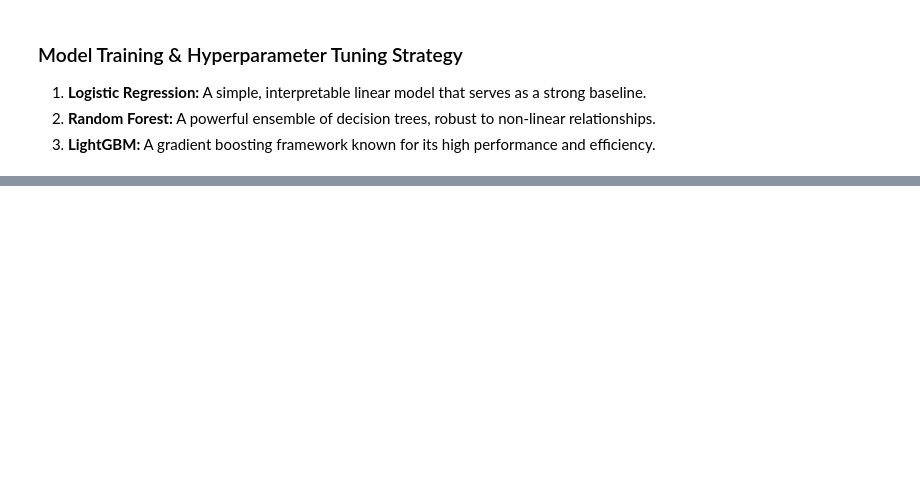
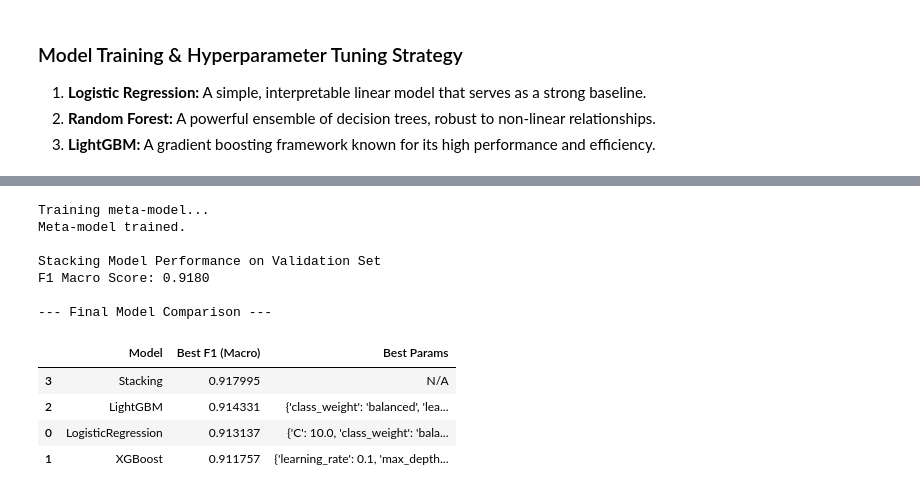
Before and after one commit to n1giahuy/techspire-churn-prediction, a Jupyter notebook: notebooks/03_Training_and_Evaluation.ipynb, the cells around one changed output, grey strips where cells are left out. Drawn from its saved outputs; the diff is of its cells as text; code cells hidden in the pictures; blank space fills up the shorter version.

```diff
--- a/notebooks/03_Training_and_Evaluation.ipynb
+++ b/notebooks/03_Training_and_Evaluation.ipynb
@@ -124,0 +171,35 @@ os.listdir(config.MODEL_PATH)
+# %%
+meta_features = {}
+for name, model in base_models:
+    meta_features[name] = model.predict_proba(X_val)[:, 1]
+
+
+meta_features_df = pd.DataFrame(meta_features)
+
+print("Training meta-model...")
+meta_model.fit(meta_features_df, y_val)
+print("Meta-model trained.")
+
+stacking_val_preds_proba = meta_model.predict_proba(meta_features_df)[:, 1]
+stacking_val_f1_macro = f1_score(y_val, (stacking_val_preds_proba > 0.5).astype(int), average='macro')
+
+print(f"\nStacking Model Performance on Validation Set")
+print(f"F1 Macro Score: {stacking_val_f1_macro:.4f}")
+results_df.loc[len(results_df)] = ['Stacking', stacking_val_f1_macro, 'N/A']
+results_df = results_df.sort_values(by='Best F1 (Macro)', ascending=False)
+
+print("\n--- Final Model Comparison ---")
+display(results_df)
+# %% [output]
+Training meta-model...
+Meta-model trained.
+
+Stacking Model Performance on Validation Set
+F1 Macro Score: 0.9180
+
+--- Final Model Comparison ---
+|  | Model | Best F1 (Macro) | Best Params |
+| 3 | Stacking | 0.917995 | N/A |
+| 2 | LightGBM | 0.914331 | {'class_weight': 'balanced', 'lea... |
+| 0 | LogisticRegression | 0.913137 | {'C': 10.0, 'class_weight': 'bala... |
+| 1 | XGBoost | 0.911757 | {'learning_rate': 0.1, 'max_depth... |
```
Also changed, not shown: parts of 14 cells of this notebook, 7 other files.
